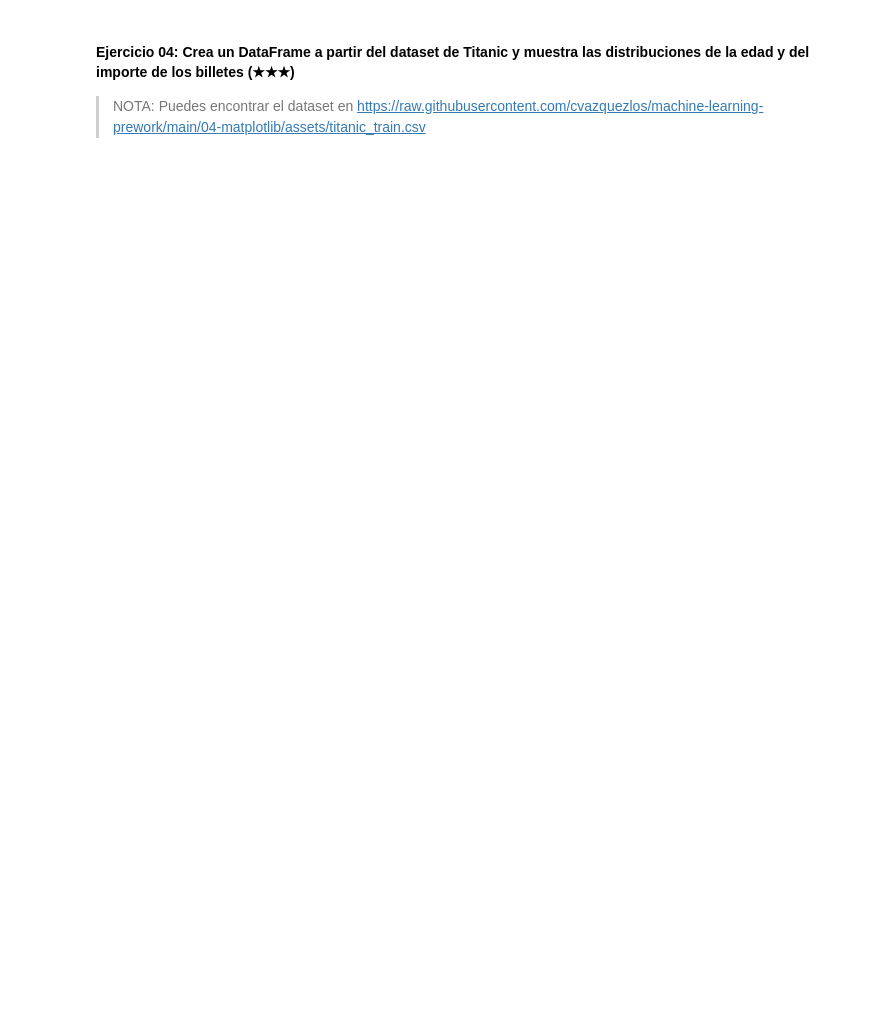
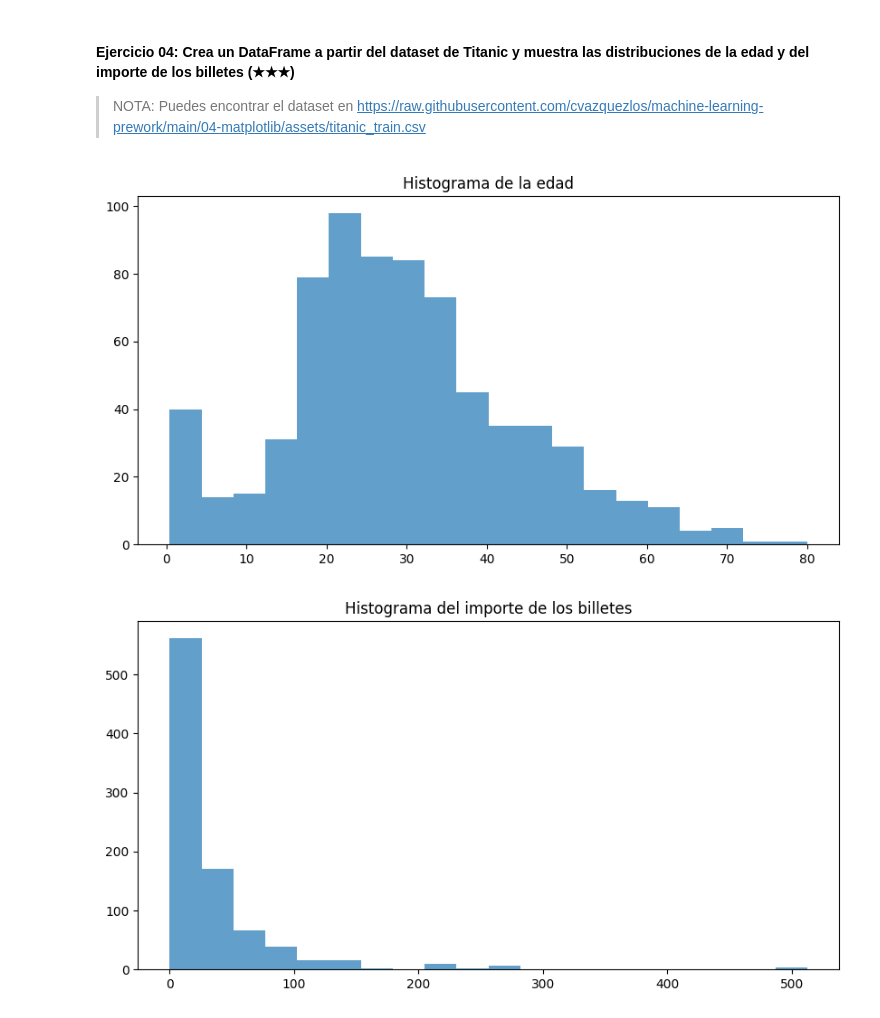
Before and after one commit to Davichobacter/Semana1-DavidARamirez, a Jupyter notebook: 04-matplotlib/04.1-Intro-to-Matplotlib.es.ipynb, the cells around one changed output. Saved outputs shown, nothing was run; the diff lists cells and outputs as text; code cells hidden in the pictures; blank space fills up the shorter version.

```diff
--- a/04-matplotlib/04.1-Intro-to-Matplotlib.es.ipynb
+++ b/04-matplotlib/04.1-Intro-to-Matplotlib.es.ipynb
@@ -127,3 +159,21 @@ plt.show()
 #### Ejercicio 04: Crea un DataFrame a partir del dataset de Titanic y muestra las distribuciones de la edad y del importe de los billetes (★★★)
 
 > NOTA: Puedes encontrar el dataset en https://raw.githubusercontent.com/cvazquezlos/machine-learning-prework/main/04-matplotlib/assets/titanic_train.csv
+# %%
+import pandas as pd
+
+df = pd.read_csv("https://raw.githubusercontent.com/cvazquezlos/machine-learning-prework/main/04-matplotlib/assets/titanic_train.csv")
+df.head()
+
+plt.figure(figsize = (10, 5))
+plt.hist(df["Age"], bins = 20, alpha = 0.7)
+plt.title("Histograma de la edad")
+plt.show()
+
+plt.figure(figsize = (10, 5))
+plt.hist(df["Fare"], bins = 20, alpha = 0.7)
+plt.title("Histograma del importe de los billetes")
+plt.show()
+# %% [output]
+[figure, added]
+[figure, added]
```
Also changed, not shown: parts of 5 cells of this notebook.
